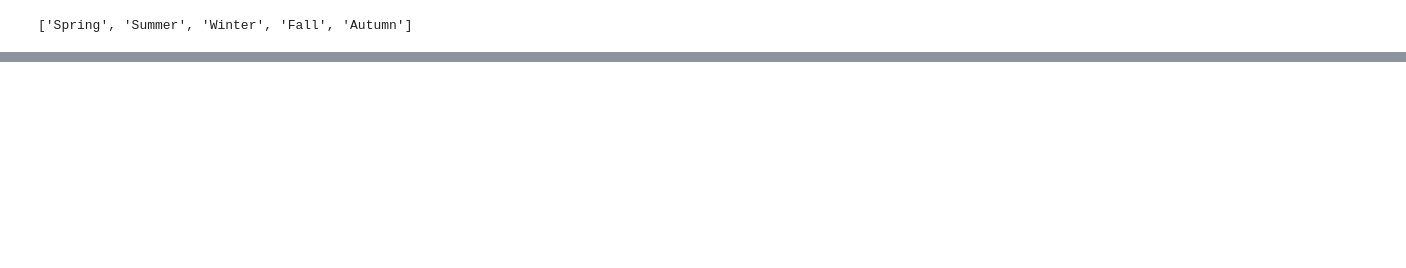
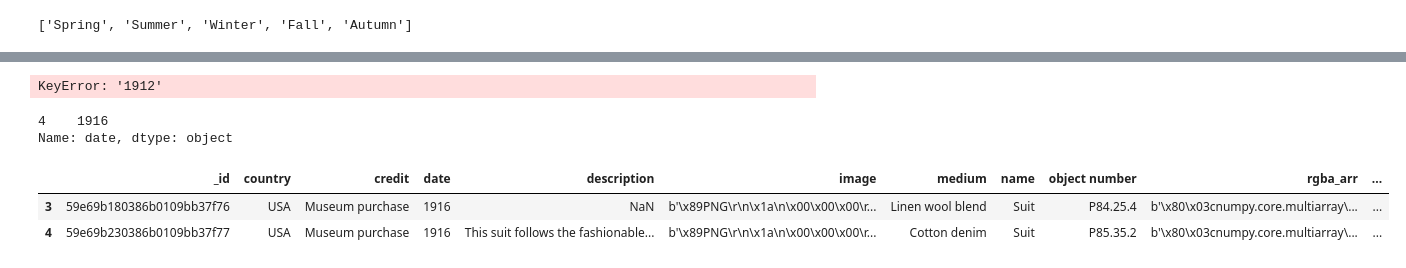
Before and after one commit to TaylorDiego/color_trend_analysis, a Jupyter notebook: notebook/eda_fashion_data.ipynb, the cells around one changed output, grey strips where cells are left out. Saved outputs shown, nothing was run; the diff lists cells and outputs as text; code cells hidden in the pictures; blank space fills up the shorter version.

```diff
--- a/notebook/eda_fashion_data.ipynb
+++ b/notebook/eda_fashion_data.ipynb
@@ -252,0 +325,2 @@ df['date'] = df['date'].str.replace('s', '')
+# %%
+df['year_max'] = df.loc[]
@@ -252,0 +395,2 @@ df['date'] = df['date'].str.replace('s', '')
+# %%
+df['year_min'] = df['date'].str[0:4]
@@ -252,0 +399,4 @@ df['date'] = df['date'].str.replace('s', '')
+# %%
+df['year_max'] = df['date'].str.replace('-', '')
+# %%
+df['year_max'] = df.date.apply(lambda x: x[-1:-4])
@@ -253,2 +430,17 @@ df['date'] = df['date'].str.replace('s', '')
+# %%
+infer_max_year()
+# %% [output]
+KeyError: '1912'
+# %%
+df[df['object number'] == 'P85.35.2']['date']
+# %% [output]
+4    1916
+Name: date, dtype: object
+# %%
+df[df['date'] == '1916']
+# %% [output]
+|  | _id | country | credit | date | description | image | medium | name | object number | rgba_arr | ... |
+| 3 | 59e69b180386b0109bb37f76 | USA | Museum purchase | 1916 | NaN | b'\x89PNG\r\n\x1a\n\x00\x00\x00\r... | Linen wool blend | Suit | P84.25.4 | b'\x80\x03cnumpy.core.multiarray\... | ... |
+| 4 | 59e69b230386b0109bb37f77 | USA | Museum purchase | 1916 | This suit follows the fashionable... | b'\x89PNG\r\n\x1a\n\x00\x00\x00\r... | Cotton denim | Suit | P85.35.2 | b'\x80\x03cnumpy.core.multiarray\... | ... |
 # %%
 df
```
Also changed, not shown: parts of 20 cells of this notebook, 1 other file.
